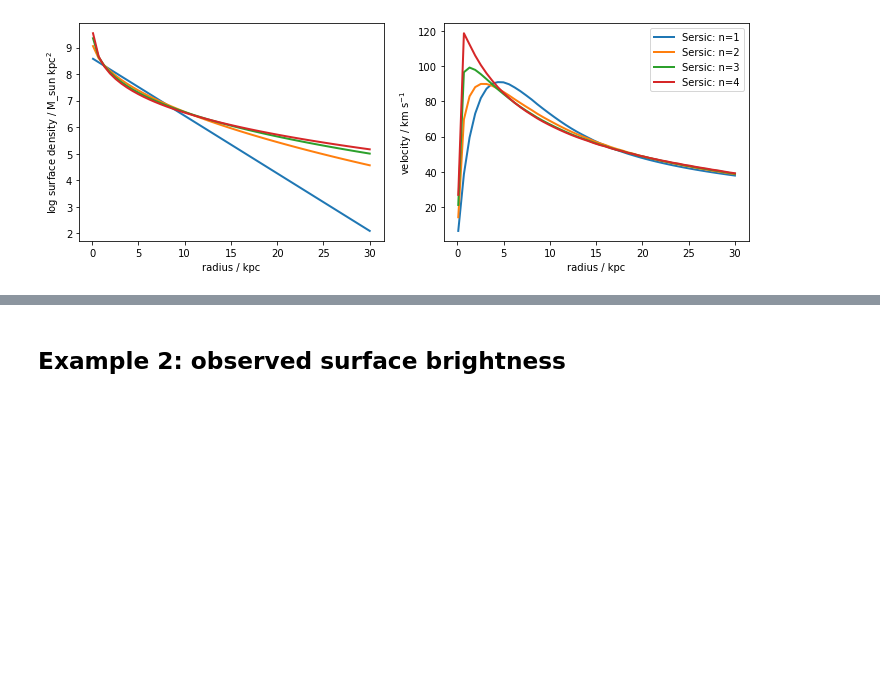
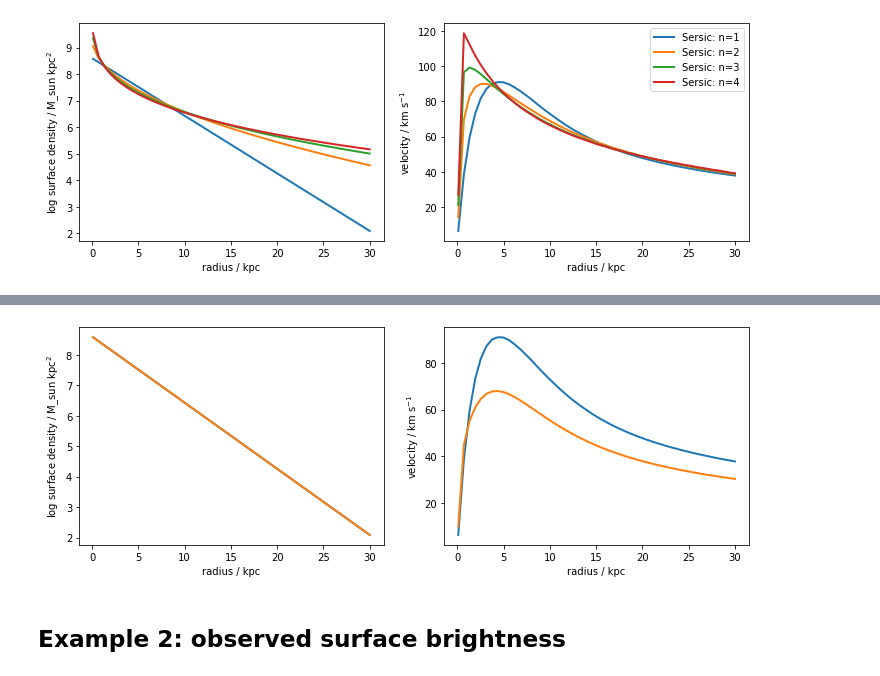
Before and after one commit to lposti/vcdisk, a Jupyter notebook: docs/source/notebooks/usage.ipynb, the cells around one changed output, grey strips where cells are left out. Saved outputs shown, nothing was run; the diff lists cells and outputs as text; code cells hidden in the pictures; blank space fills up the shorter version.

```diff
--- a/docs/source/notebooks/usage.ipynb
+++ b/docs/source/notebooks/usage.ipynb
@@ -99,3 +144,10 @@ plot_sb_vdisk(ax, r, sb_sers_n4, vcdisk(r, sb_sers_n4), label='Sersic: n=4')
+# %%
+fig,ax = plt.subplots(figsize=(12,4), ncols=2)
+
+plot_sb_vdisk(ax, r, sb_exp, vdisk)
+plot_sb_vdisk(ax, r, sb_exp, vcdisk(r, sb_exp, rhoz=rhoz_exp_flaring, rhoz_args={'z00':0.1, 'Rs':0.8}, flaring=True))
+# %% [output]
+[figure, added]
 # %% [markdown]
 ## Example 2: observed surface brightness
 # %% [markdown]
```
Also changed, not shown: parts of 7 cells of this notebook, 1 other file.
